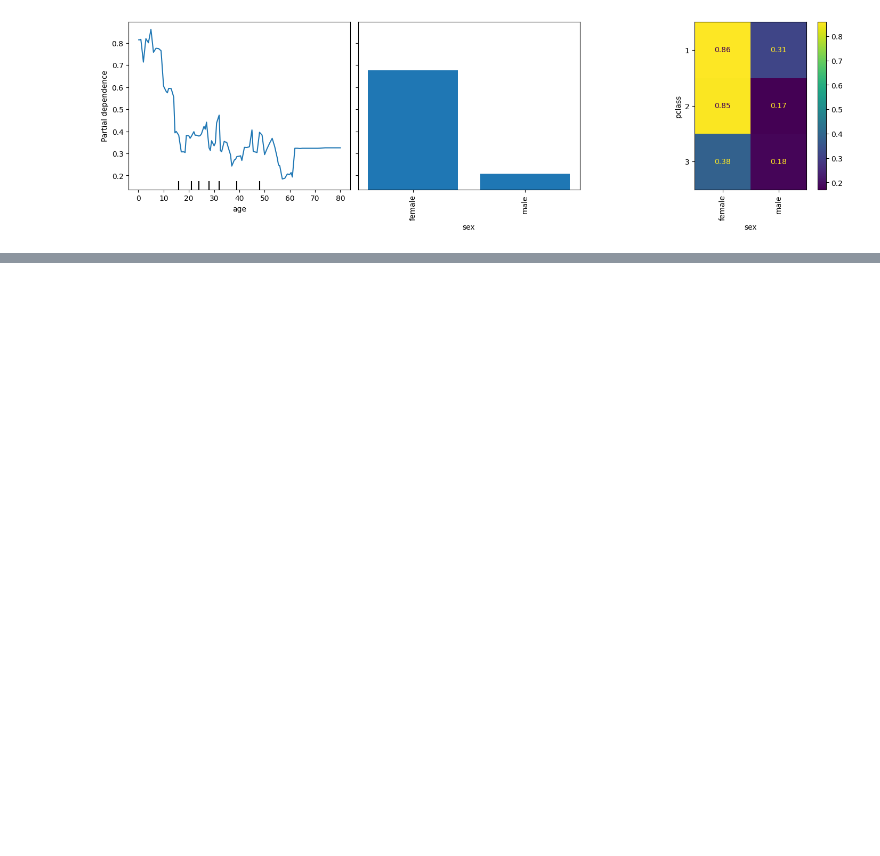
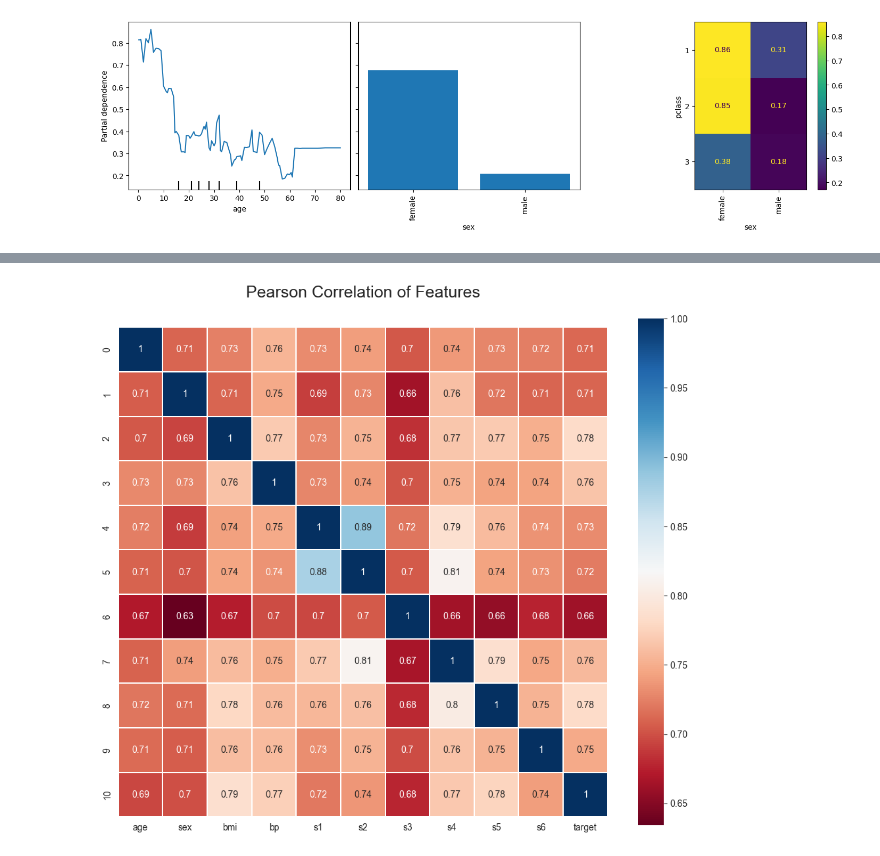
Before and after one commit to sorker/get_imdb_top_chinese, a Jupyter notebook: data_drag.ipynb, the cells around one changed output, grey strips where cells are left out. Saved outputs shown, nothing was run; the diff lists cells and outputs as text; code cells hidden in the pictures; blank space fills up the shorter version.

```diff
--- a/data_drag.ipynb
+++ b/data_drag.ipynb
@@ -172,0 +215,2 @@ array([[ 0.03807591,  0.05068012,  0.06169621, ..., -0.00259226,
+# %%
+df.insert(loc=len(df.columns), column='target', value=target)
@@ -172,0 +224,6 @@ array([[ 0.03807591,  0.05068012,  0.06169621, ..., -0.00259226,
+# %%
+data_gra = GRA(df)
+
+ShowGRAHeatMap(data_gra)
+# %% [output]
+[figure, added]
```
Also changed, not shown: parts of 9 cells of this notebook.
